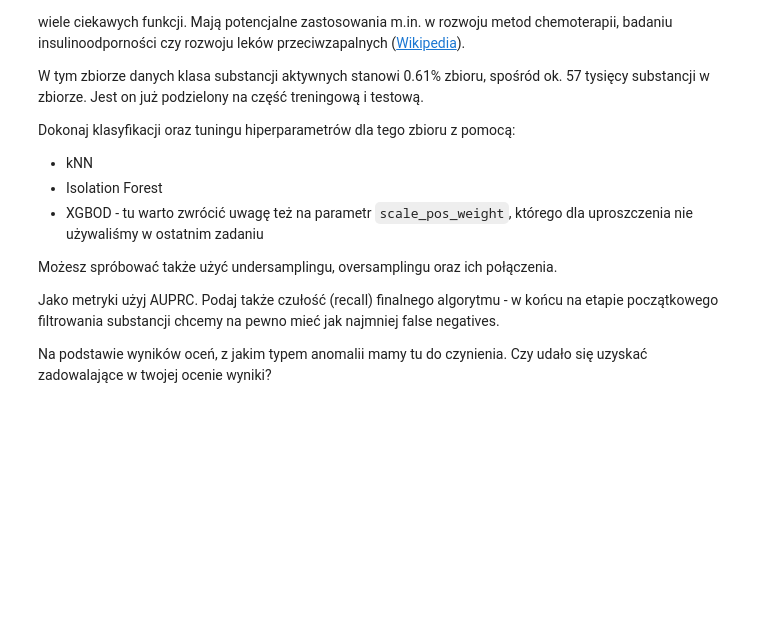
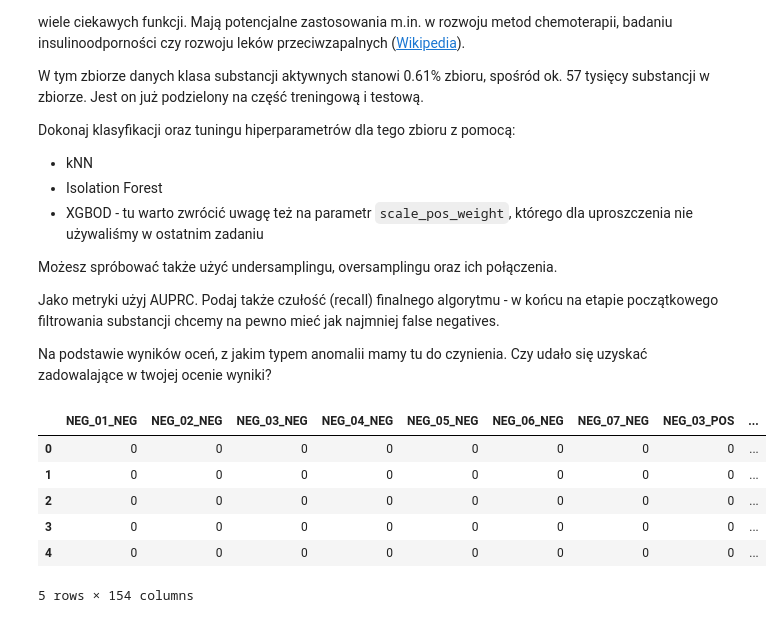
Before and after one commit to krzysztof-kopel/podstawy-uczenia-maszynowego, a Jupyter notebook: lab5/notebook.ipynb, the cells around one changed output. Cells and saved outputs as stored; diff of their text form; code cells hidden in the pictures; blank space fills up the shorter version.

```diff
--- a/lab5/notebook.ipynb
+++ b/lab5/notebook.ipynb
@@ -701,3 +804,24 @@ Możesz spróbować także użyć undersamplingu, oversamplingu oraz ich połąc
 Jako metryki użyj AUPRC. Podaj także czułość (recall) finalnego algorytmu - w końcu na etapie początkowego filtrowania substancji chcemy na pewno mieć jak najmniej false negatives.
 
 Na podstawie wyników oceń, z jakim typem anomalii mamy tu do czynienia. Czy udało się uzyskać zadowalające w twojej ocenie wyniki?
+# %%
+X_test = pd.read_csv("AID746red_test.csv")
+X_train = pd.read_csv("AID746red_train.csv")
+
+y_test = X_test["Outcome"]
+y_test = y_test.map({"Active": 1, "Inactive": 0})
+X_test = X_test.drop(["Outcome"], axis=1)
+
+y_train = X_train["Outcome"]
+y_train = y_train.map({"Active": 1, "Inactive": 0})
+X_train = X_train.drop(["Outcome"], axis=1)
+
+X_train.head()
+# %% [output]
+|  | NEG_01_NEG | NEG_02_NEG | NEG_03_NEG | NEG_04_NEG | NEG_05_NEG | NEG_06_NEG | NEG_07_NEG | NEG_03_POS | ... |
+| 0 | 0 | 0 | 0 | 0 | 0 | 0 | 0 | 0 | ... |
+| 1 | 0 | 0 | 0 | 0 | 0 | 0 | 0 | 0 | ... |
+| 2 | 0 | 0 | 0 | 0 | 0 | 0 | 0 | 0 | ... |
+| 3 | 0 | 0 | 0 | 0 | 0 | 0 | 0 | 0 | ... |
+| 4 | 0 | 0 | 0 | 0 | 0 | 0 | 0 | 0 | ... |
+5 rows × 154 columns
```
Also changed, not shown: parts of 30 cells of this notebook, 2 other files.
